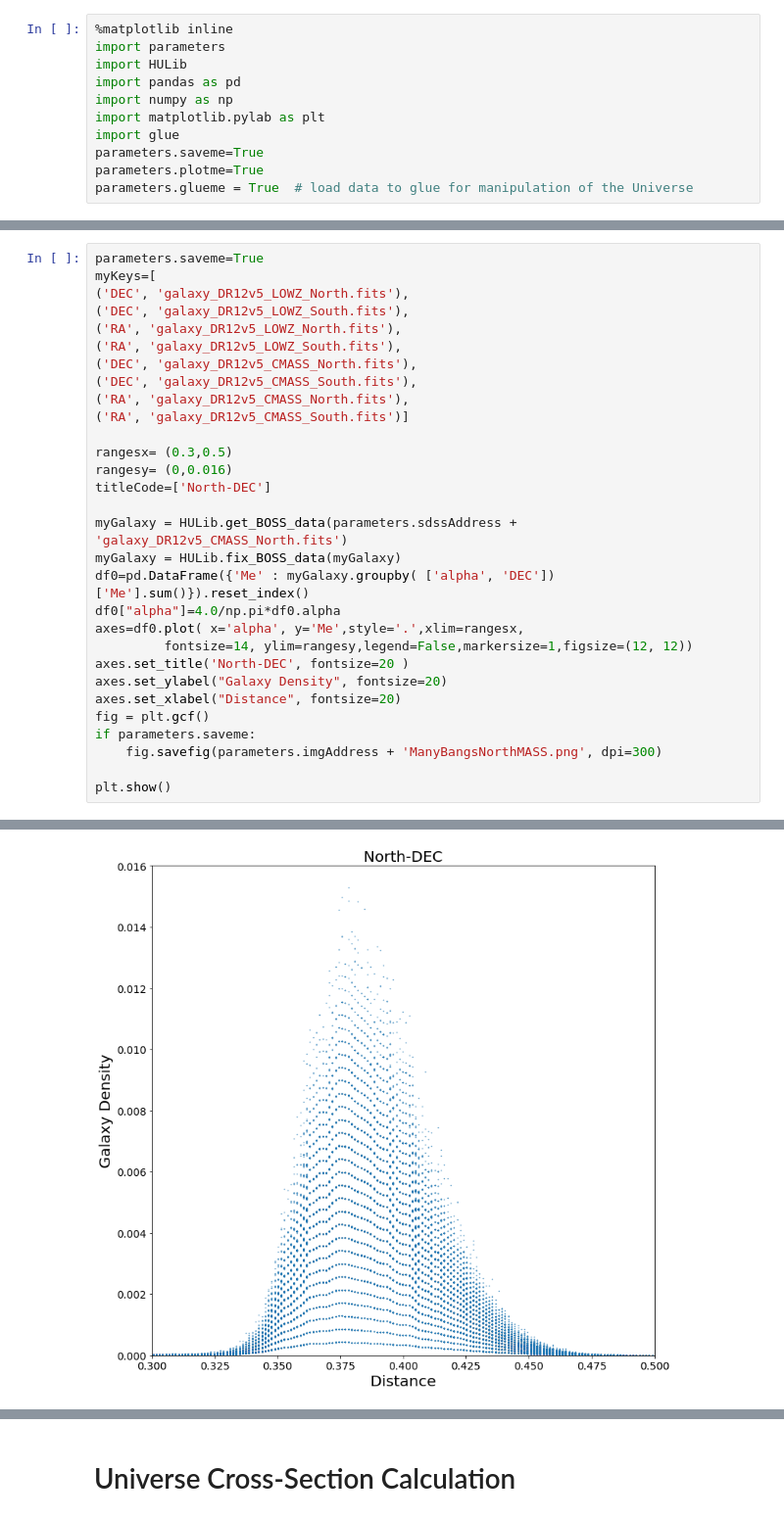
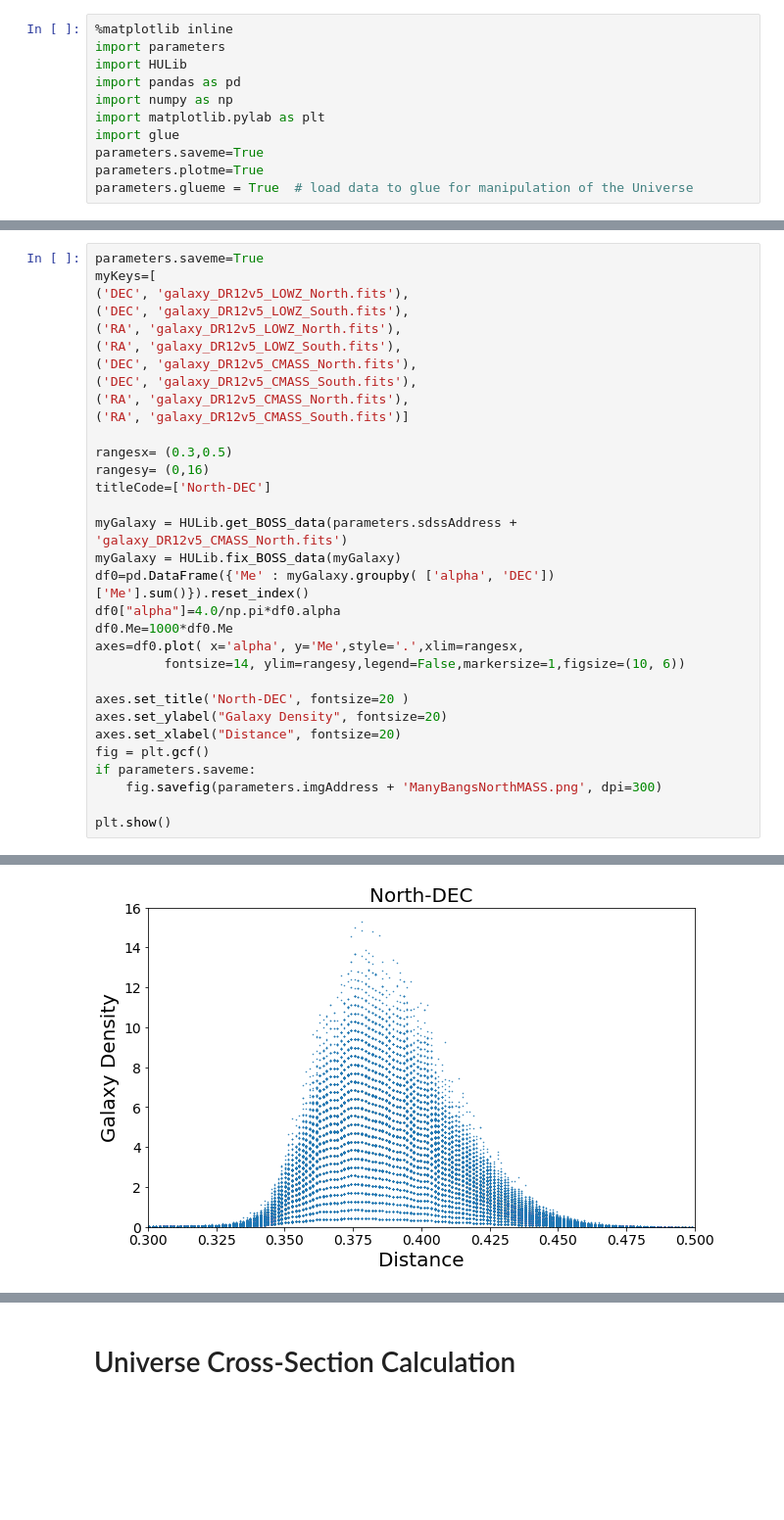
Before and after one commit to ny2292000/TheHypergeometricalUniverse, a Jupyter notebook: FitsAnalysisCrossSection.ipynb, the cells around one changed output, grey strips where cells are left out. Shown at 98% size. Cells and saved outputs as stored; diff of their text form; blank space fills up the shorter version.

```diff
--- a/FitsAnalysisCrossSection.ipynb
+++ b/FitsAnalysisCrossSection.ipynb
@@ -74,33 +75,35 @@ myKeys=[
 ('DEC', 'galaxy_DR12v5_LOWZ_North.fits'),
 ('DEC', 'galaxy_DR12v5_LOWZ_South.fits'),
 ('RA', 'galaxy_DR12v5_LOWZ_North.fits'),
 ('RA', 'galaxy_DR12v5_LOWZ_South.fits'),
 ('DEC', 'galaxy_DR12v5_CMASS_North.fits'),
 ('DEC', 'galaxy_DR12v5_CMASS_South.fits'),
 ('RA', 'galaxy_DR12v5_CMASS_North.fits'),
 ('RA', 'galaxy_DR12v5_CMASS_South.fits')]
 
 rangesx= (0.3,0.5)
-rangesy= (0,0.016)
+rangesy= (0,16)
 titleCode=['North-DEC']
 
 myGalaxy = HULib.get_BOSS_data(parameters.sdssAddress + 'galaxy_DR12v5_CMASS_North.fits')
 myGalaxy = HULib.fix_BOSS_data(myGalaxy)
 df0=pd.DataFrame({'Me' : myGalaxy.groupby( ['alpha', 'DEC'])['Me'].sum()}).reset_index()
 df0["alpha"]=4.0/np.pi*df0.alpha
+df0.Me=1000*df0.Me
 axes=df0.plot( x='alpha', y='Me',style='.',xlim=rangesx,
-         fontsize=14, ylim=rangesy,legend=False,markersize=1,figsize=(12, 12))
+         fontsize=14, ylim=rangesy,legend=False,markersize=1,figsize=(10, 6))
+
 axes.set_title('North-DEC', fontsize=20 )
 axes.set_ylabel("Galaxy Density", fontsize=20)
 axes.set_xlabel("Distance", fontsize=20)
 fig = plt.gcf()
 if parameters.saveme:
     fig.savefig(parameters.imgAddress + 'ManyBangsNorthMASS.png', dpi=300)
 
 plt.show()
 # %% [output]
 Index(['RA', 'DEC', 'ID', 'Z', 'NZ'], dtype='object')
 Index(['RA', 'DEC', 'ID', 'Z', 'NZ', 'CosRA', 'SinRA', 'CosDEC', 'SinDEC',
        'distance0', 'distance', 'density', 'Me', 'alpha', 'x', 'y', 'z'],
       dtype='object')
-[figure, old version]
+[figure, new version]
```
Also changed, not shown: parts of 4 cells of this notebook, 5 other files.
